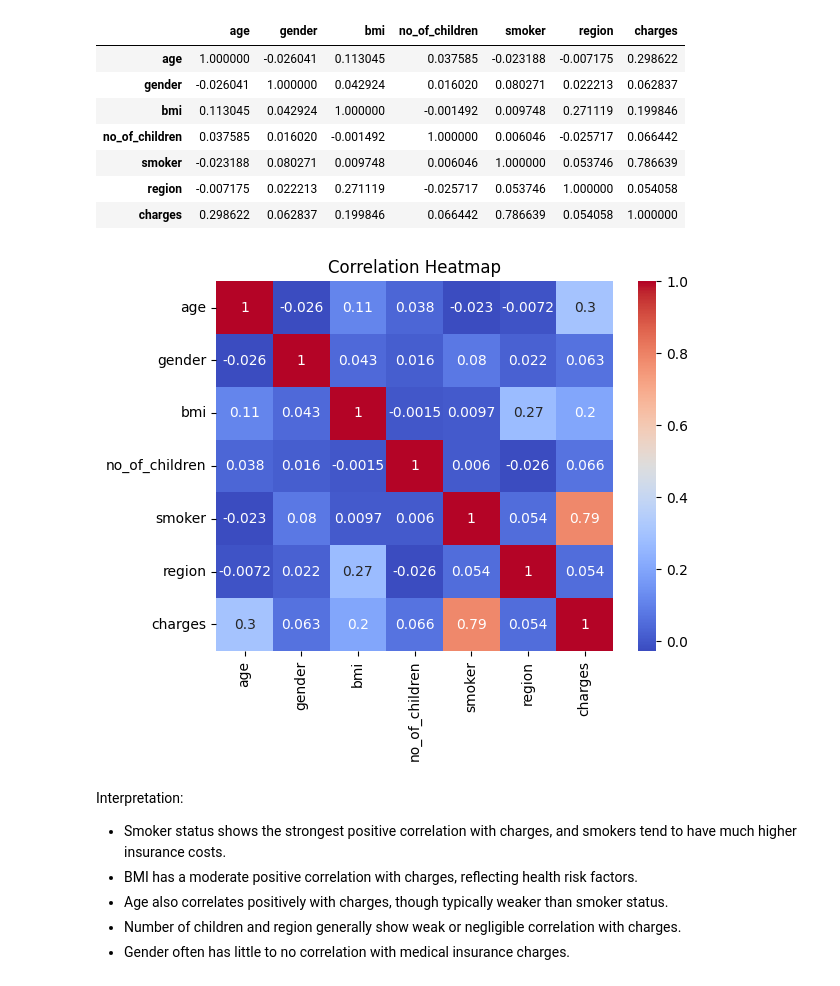
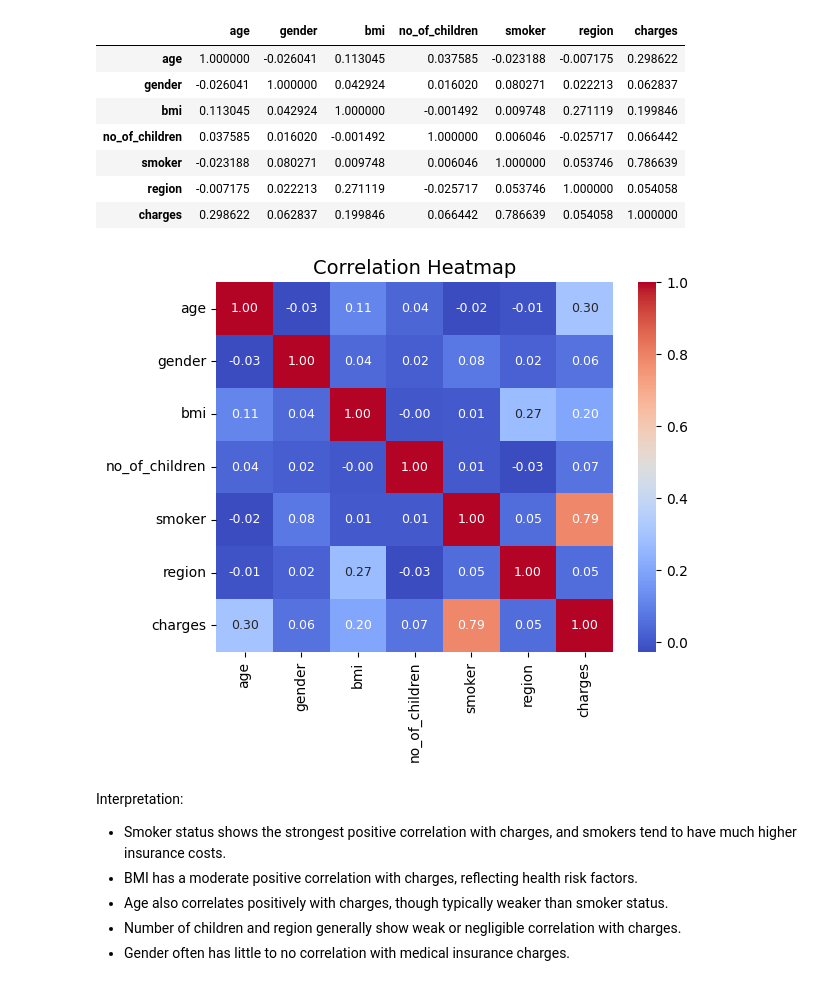
Before and after one commit to jonathern/health_insurance, a Jupyter notebook: Notebook.ipynb, the cells around one changed output. Drawn from its saved outputs; the diff is of its cells as text; code cells hidden in the pictures.

```diff
--- a/Notebook.ipynb
+++ b/Notebook.ipynb
@@ -269,11 +284,20 @@ corr
 | region | -0.007175 | 0.022213 | 0.271119 | -0.025717 | 0.053746 | 1.000000 | 0.054058 |
 | charges | 0.298622 | 0.062837 | 0.199846 | 0.066442 | 0.786639 | 0.054058 | 1.000000 |
 # %%
-sns.heatmap(corr, annot=True, cmap='coolwarm')
-plt.title('Correlation Heatmap')
+sns.heatmap(
+    corr,
+    annot=True,
+    cmap='coolwarm',
+    fmt=".2f",
+    annot_kws={"size": 9}
+)
+
+plt.title('Correlation Heatmap', fontsize=14)
+plt.xticks(fontsize=10)
+plt.yticks(fontsize=10)
 plt.show()
 # %% [output]
-[figure, old version]
+[figure, new version]
 # %% [markdown]
 Interpretation:
 - Smoker status shows the strongest positive correlation with charges, and smokers tend to have much higher insurance costs.
```
Also changed, not shown: parts of 7 cells of this notebook.
